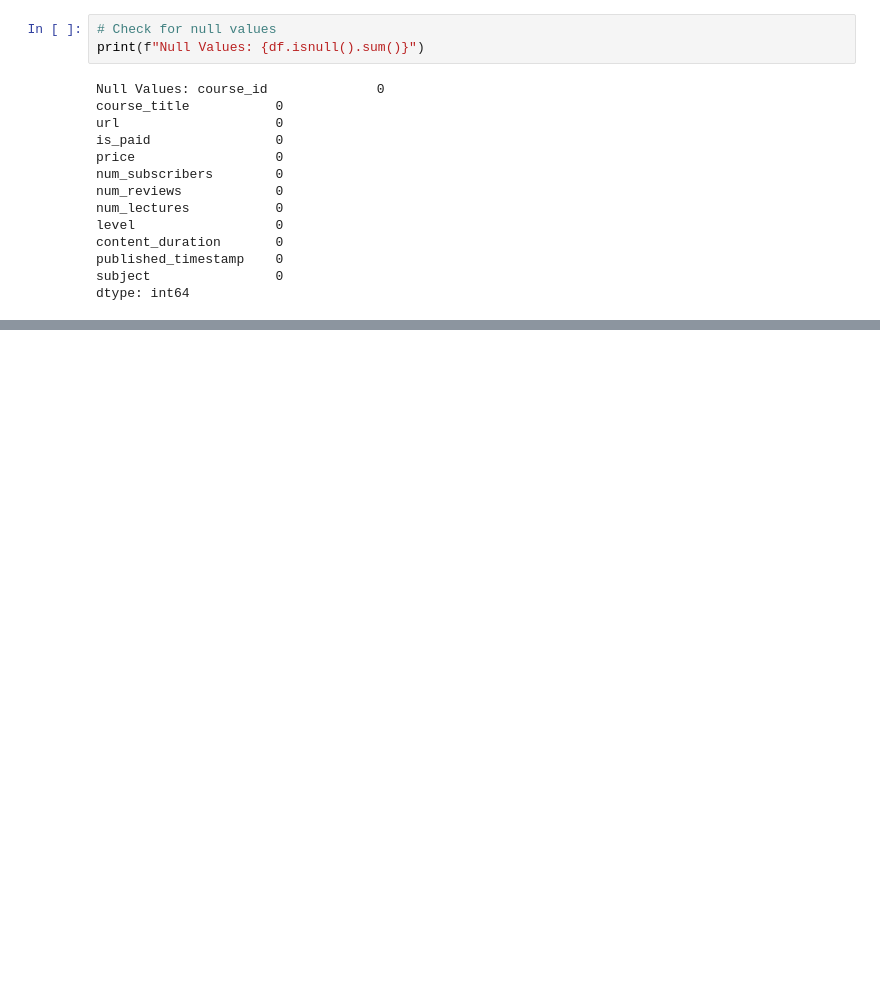
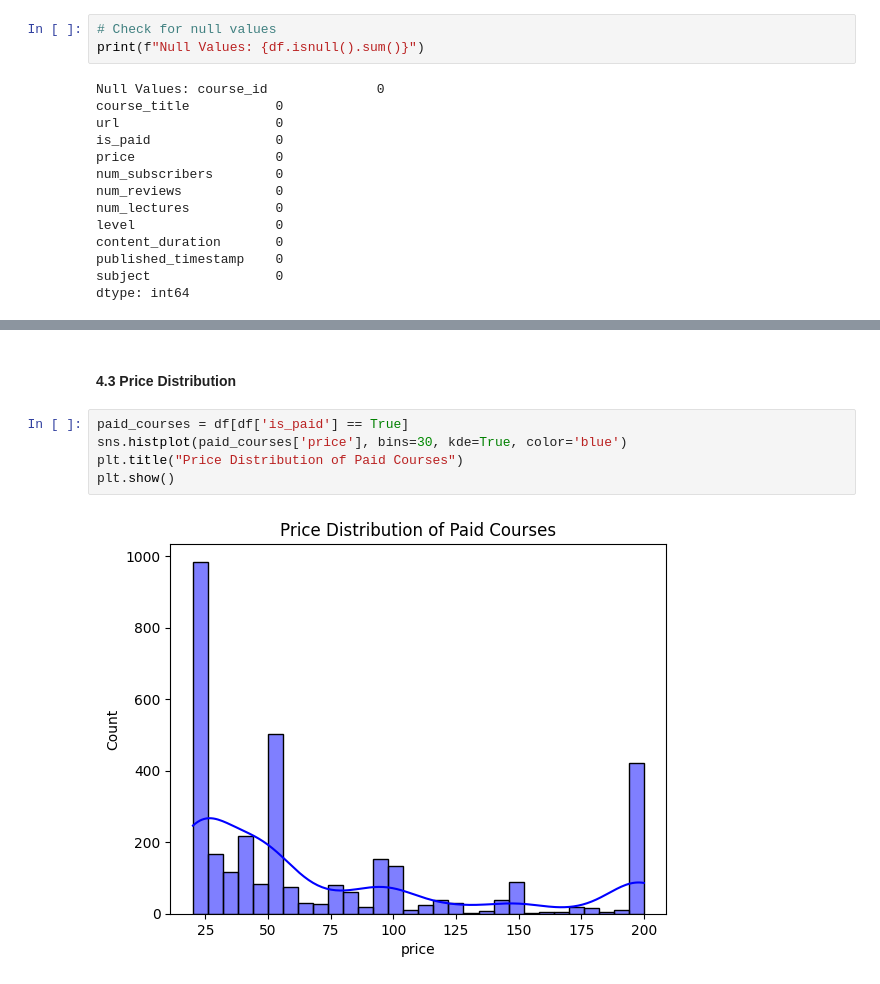
Before and after one commit to hirakhan95/course-cost-analyzer, a Jupyter notebook: jupyter_notebooks/2. Exploratory_Data_Analysis.ipynb, the cells around one changed output, grey strips where cells are left out. Drawn from its saved outputs; the diff is of its cells as text; blank space fills up the shorter version.

```diff
--- a/jupyter_notebooks/2. Exploratory_Data_Analysis.ipynb
+++ b/jupyter_notebooks/2. Exploratory_Data_Analysis.ipynb
@@ -110,0 +133,9 @@ dtype: int64
+# %% [markdown]
+#### 4.3 Price Distribution
+# %%
+paid_courses = df[df['is_paid'] == True]
+sns.histplot(paid_courses['price'], bins=30, kde=True, color='blue')
+plt.title("Price Distribution of Paid Courses")
+plt.show()
+# %% [output]
+[figure, added]
```
Also changed, not shown: parts of 19 cells of this notebook.
